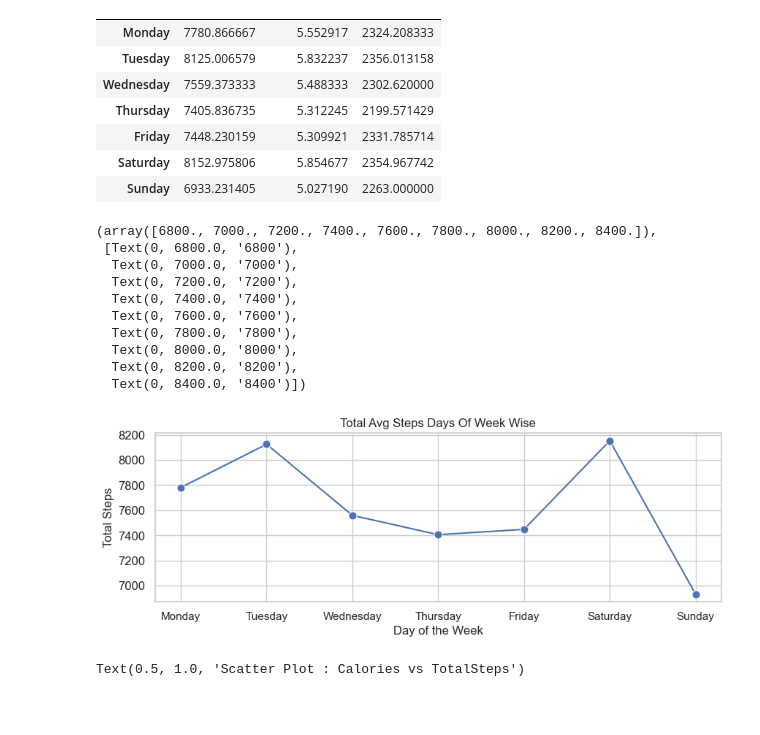
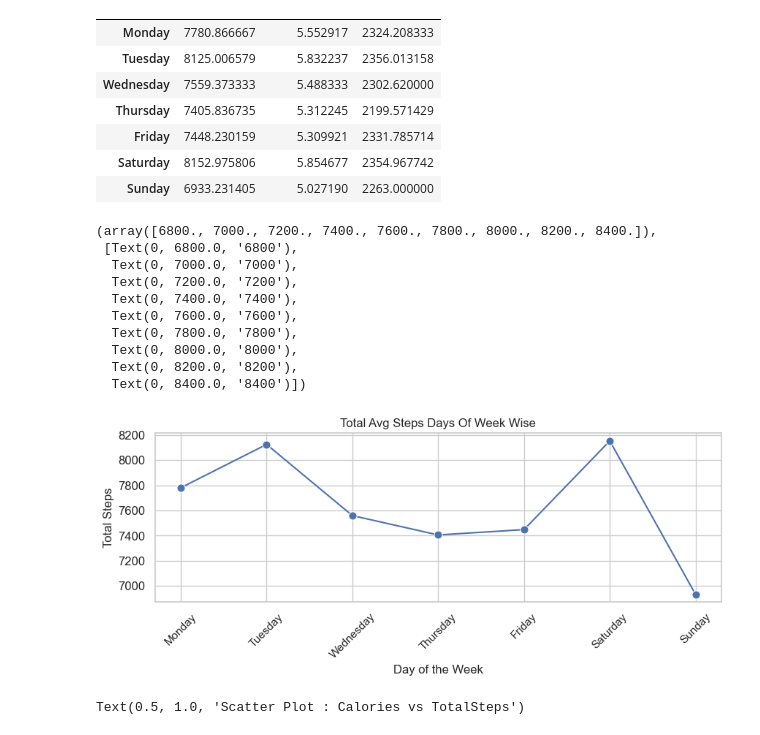
Before and after one commit to aradhyasinghgangwar/RealEstate_PricePrediction, a Jupyter notebook: Fitbit.ipynb, the cells around one changed output. Cells and saved outputs as stored; diff of their text form; code cells hidden in the pictures; blank space fills up the shorter version.

```diff
--- a/Fitbit.ipynb
+++ b/Fitbit.ipynb
@@ -396,29 +401,29 @@ df_weekday.filter(['TotalSteps','TotalDistance','Calories'])
 # %%
 weekdays_summary=df_weekday.filter(['TotalSteps','TotalDistance','Calories'])
 plt.figure(figsize=(10,3))
 
 sns.set(style="whitegrid")
 
 sns.lineplot(data = weekdays_summary['TotalSteps'], marker='o', markersize=8, color='b')
 plt.xlabel("Day of the Week")
 plt.ylabel("Total Steps")
 plt.title("Total Avg Steps Days Of Week Wise")
 
 plt.grid(True)
-
+plt.xticks(rotation=45)
 plt.yticks(fontsize=12)
 # %% [output]
 (array([6800., 7000., 7200., 7400., 7600., 7800., 8000., 8200., 8400.]),
  [Text(0, 6800.0, '6800'),
   Text(0, 7000.0, '7000'),
   Text(0, 7200.0, '7200'),
   Text(0, 7400.0, '7400'),
   Text(0, 7600.0, '7600'),
   Text(0, 7800.0, '7800'),
   Text(0, 8000.0, '8000'),
   Text(0, 8200.0, '8200'),
   Text(0, 8400.0, '8400')])
-[figure, old version]
+[figure, new version]
 # %%
 sns.set_style("whitegrid")
 plt.figure(figsize=(10,5))
```
Also changed, not shown: parts of 1 cell of this notebook.
